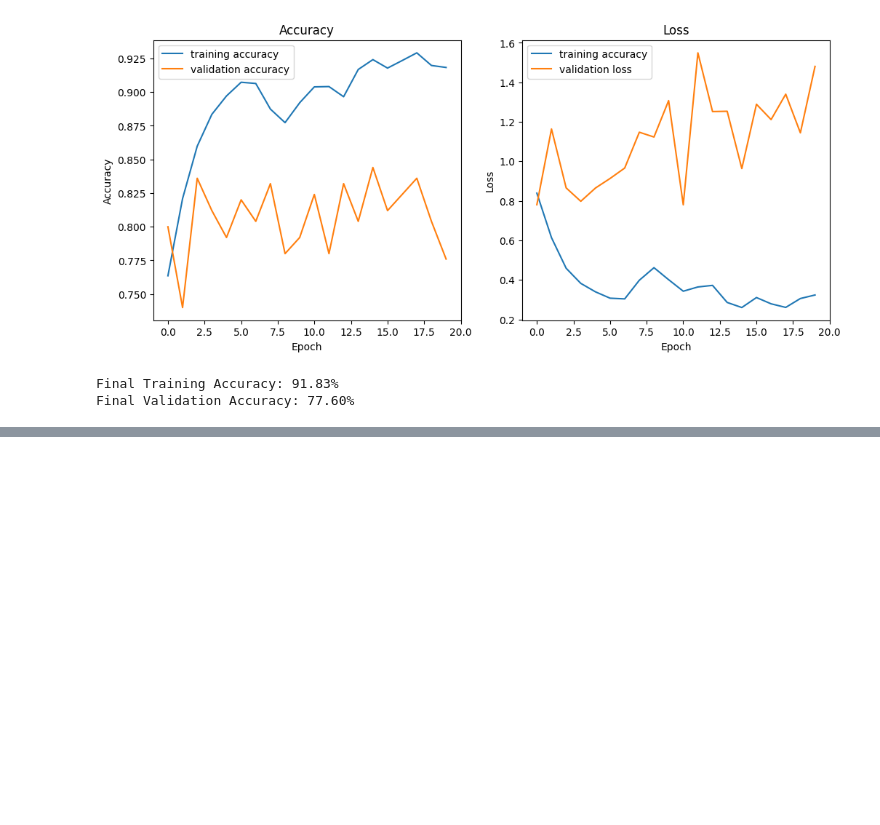
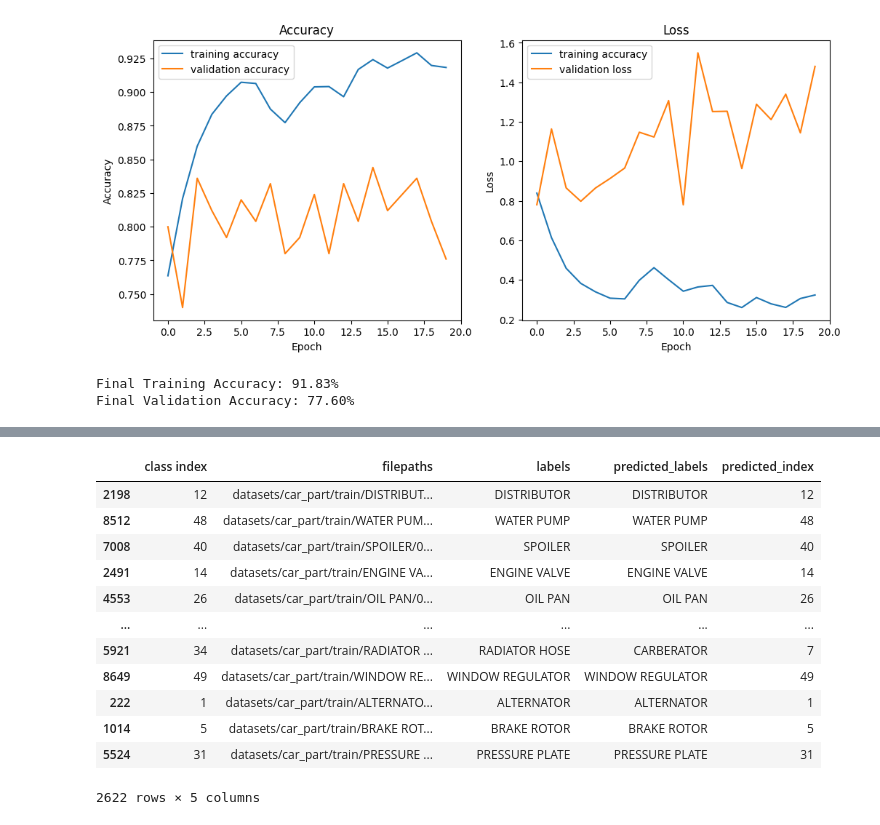
Before and after one commit to desracto/csci316-proj2, a Jupyter notebook: car-part.ipynb, the cells around one changed output, grey strips where cells are left out. Drawn from its saved outputs; the diff is of its cells as text; code cells hidden in the pictures; blank space fills up the shorter version.

```diff
--- a/car-part.ipynb
+++ b/car-part.ipynb
@@ -564,0 +857,2 @@ print(f"Final Validation Accuracy: {final_validation_accuracy * 100:.2f}%")
+# %%
+model = tuner.get_best_models()[0]
@@ -564,0 +863,2 @@ print(f"Final Validation Accuracy: {final_validation_accuracy * 100:.2f}%")
+# %%
+predictions = model.predict(test_ds)
@@ -564,0 +867,3 @@ print(f"Final Validation Accuracy: {final_validation_accuracy * 100:.2f}%")
+# %%
+class_labels = {index: label for label, index in test_ds.class_indices.items()}
+class_labels
@@ -564,0 +888,26 @@ print(f"Final Validation Accuracy: {final_validation_accuracy * 100:.2f}%")
+# %%
+preds = []
+pred_index = []
+for pred in predictions:
+    class_pred = np.argmax(pred)
+    preds.append(class_labels[class_pred])
+    pred_index.append(class_pred)
+
+test_df['predicted_labels'] = preds
+test_df['predicted_index'] = pred_index
+
+test_df
+# %% [output]
+|  | class index | filepaths | labels | predicted_labels | predicted_index |
+| 2198 | 12 | datasets/car_part/train/DISTRIBUT... | DISTRIBUTOR | DISTRIBUTOR | 12 |
+| 8512 | 48 | datasets/car_part/train/WATER PUM... | WATER PUMP | WATER PUMP | 48 |
+| 7008 | 40 | datasets/car_part/train/SPOILER/0... | SPOILER | SPOILER | 40 |
+| 2491 | 14 | datasets/car_part/train/ENGINE VA... | ENGINE VALVE | ENGINE VALVE | 14 |
+| 4553 | 26 | datasets/car_part/train/OIL PAN/0... | OIL PAN | OIL PAN | 26 |
+| ... | ... | ... | ... | ... | ... |
+| 5921 | 34 | datasets/car_part/train/RADIATOR ... | RADIATOR HOSE | CARBERATOR | 7 |
+| 8649 | 49 | datasets/car_part/train/WINDOW RE... | WINDOW REGULATOR | WINDOW REGULATOR | 49 |
+| 222 | 1 | datasets/car_part/train/ALTERNATO... | ALTERNATOR | ALTERNATOR | 1 |
+| 1014 | 5 | datasets/car_part/train/BRAKE ROT... | BRAKE ROTOR | BRAKE ROTOR | 5 |
+| 5524 | 31 | datasets/car_part/train/PRESSURE ... | PRESSURE PLATE | PRESSURE PLATE | 31 |
+2622 rows × 5 columns
```
Also changed, not shown: parts of 73 cells of this notebook, 12 other files.
